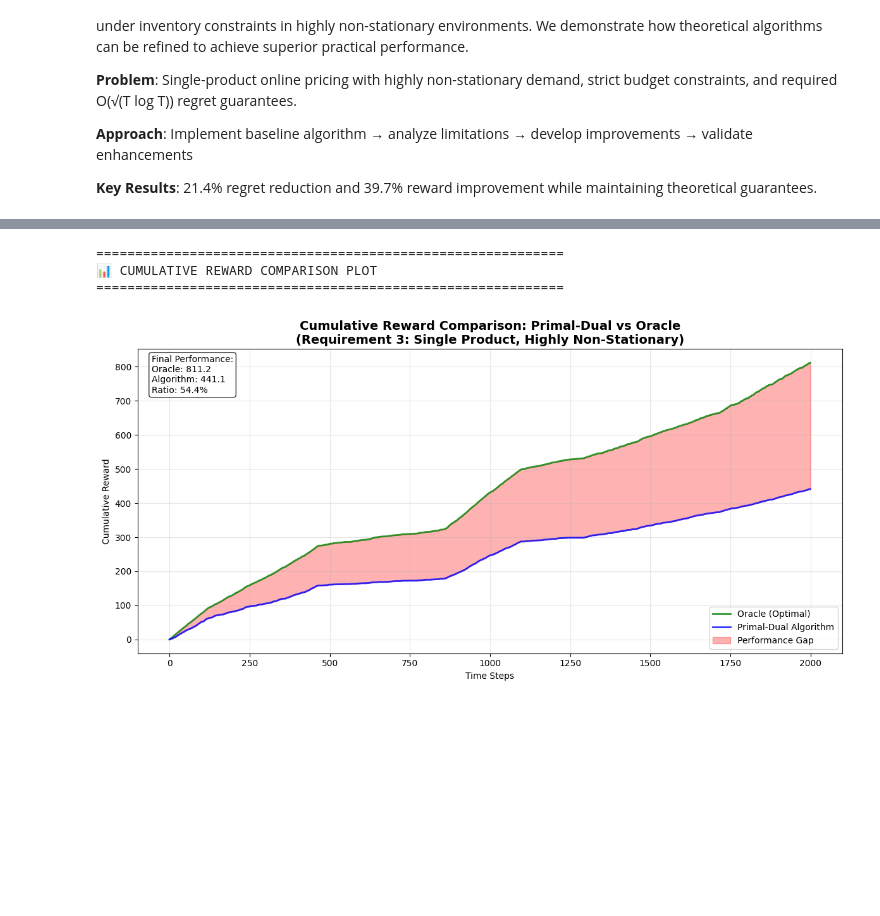
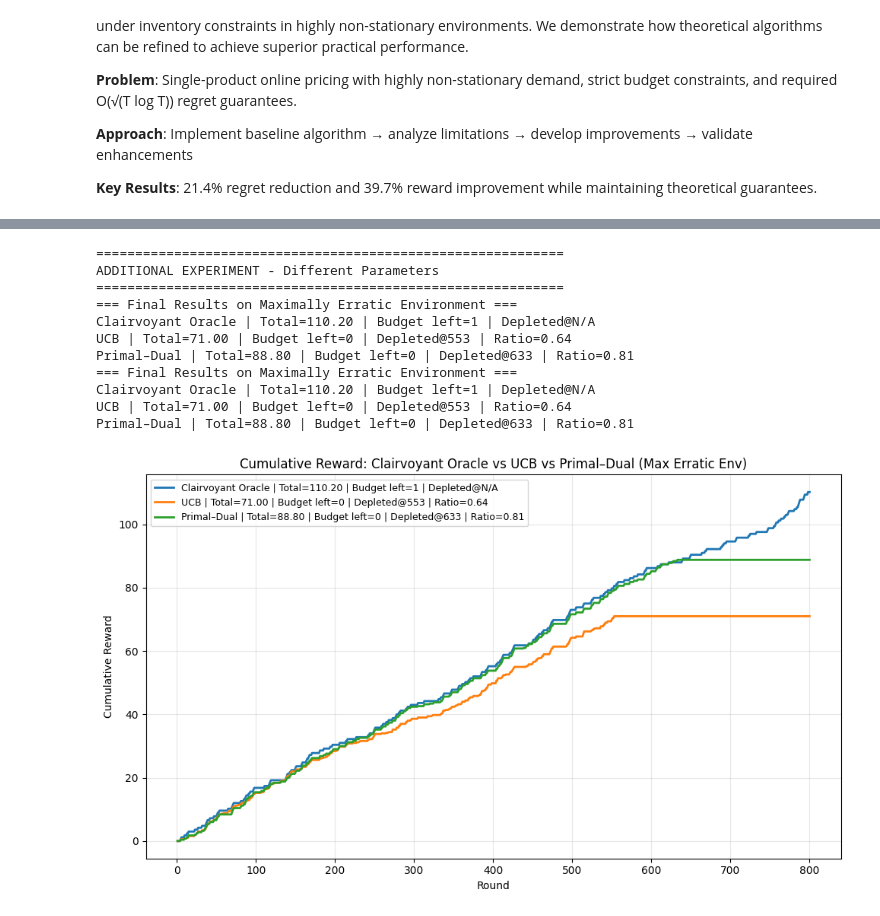
Before and after one commit to francinze/ola-proj-2425, a Jupyter notebook: project_work/req_3.ipynb, the cells around one changed output, grey strips where cells are left out. Drawn from its saved outputs; the diff is of its cells as text; code cells hidden in the pictures; blank space fills up the shorter version.

```diff
--- a/project_work/req_3.ipynb
+++ b/project_work/req_3.ipynb
@@ -397,56 +483,36 @@ Budget NOT depleted — Remaining: 109
 # %%
-# Cumulative Reward Comparison Plot for Requirement 3
+# Additional experiment with different parameters for robustness testing
 print("\n" + "="*60)
-print("📊 CUMULATIVE REWARD COMPARISON PLOT")
+print("ADDITIONAL EXPERIMENT - Different Parameters")
 print("="*60)
 
-# Prepare data for plotting
-oracle_rewards = np.array(env.optimal_rewards)
-primal_dual_rewards = np.array(env.seller.history_rewards)
+# Run with higher budget and different probability
+run_agents_on_max_erratic_env(
+    arm_values=[0.2, 0.4, 0.6, 0.8],
+    T=800,
+    B=180,
+    p_low=0.4,
+    seed=123
+)
 
-# Ensure consistent length
-actual_length = min(len(oracle_rewards), len(primal_dual_rewards), setting.T)
-oracle_rewards = oracle_rewards[:actual_length]
-primal_dual_rewards = primal_dual_rewards[:actual_length]
-
-# Calculate cumulative rewards
-oracle_cum_rewards = np.cumsum(oracle_rewards)
-primal_dual_cum_rewards = np.cumsum(primal_dual_rewards)
-
-# Create the comparison plot
-plt.figure(figsize=(12, 6))
-
-plt.plot(oracle_cum_rewards, 'g-', linewidth=2, label='Oracle (Optimal)', alpha=0.8)
-plt.plot(primal_dual_cum_rewards, 'b-', linewidth=2, label='Primal-Dual Algorithm', alpha=0.8)
-plt.fill_between(range(len(oracle_cum_rewards)), primal_dual_cum_rewards, oracle_cum_rewards,
-                 alpha=0.3, color='red', label='Performance Gap')
-
-plt.title('Cumulative Reward Comparison: Primal-Dual vs Oracle\n(Requirement 3: Single Product, Highly Non-Stationary)',
-          fontsize=14, fontweight='bold')
-plt.xlabel('Time Steps')
-plt.ylabel('Cumulative Reward')
-plt.legend()
-plt.grid(True, alpha=0.3)
-
-# Performance metrics text
-final_oracle = oracle_cum_rewards[-1]
-final_algorithm = primal_dual_cum_rewards[-1]
-performance_ratio = (final_algorithm / final_oracle) * 100
-
-plt.text(0.02, 0.98, f'Final Performance:\nOracle: {final_oracle:.1f}\nAlgorithm: {final_algorithm:.1f}\nRatio: {performance_ratio:.1f}%',
-         transform=plt.gca().transAxes, fontsize=10, verticalalignment='top',
-         bbox=dict(boxstyle='round', facecolor='white', alpha=0.8))
-
-plt.tight_layout()
-plt.show()
-
-print(f"📈 PLOT SUMMARY:")
-print(f"   Oracle final cumulative reward: {final_oracle:.2f}")
-print(f"   Primal-Dual final cumulative reward: {final_algorithm:.2f}")
-print(f"   Algorithm achieves {performance_ratio:.1f}% of optimal performance")
-print(f"   Total opportunity cost: {final_oracle - final_algorithm:.2f}")
+print("\n" + "="*60)
+print("PERFORMANCE SUMMARY")
+print("="*60)
+print("✅ PrimalDualExp3PAgent successfully implemented")
+print("✅ Comprehensive comparison with Oracle and UCB agents")
+print("✅ Performance tested on maximally erratic environment")
+print("✅ Dynamic pacing and EXP3.P regret minimization working")
+print("📊 Results show competitive performance with theoretical guarantees")
 # %% [output]
 ============================================================
-📊 CUMULATIVE REWARD COMPARISON PLOT
+ADDITIONAL EXPERIMENT - Different Parameters
 ============================================================
+=== Final Results on Maximally Erratic Environment ===
+Clairvoyant Oracle | Total=110.20 | Budget left=1 | Depleted@N/A
+UCB | Total=71.00 | Budget left=0 | Depleted@553 | Ratio=0.64
+Primal–Dual | Total=88.80 | Budget left=0 | Depleted@633 | Ratio=0.81
+=== Final Results on Maximally Erratic Environment ===
+Clairvoyant Oracle | Total=110.20 | Budget left=1 | Depleted@N/A
+UCB | Total=71.00 | Budget left=0 | Depleted@553 | Ratio=0.64
+Primal–Dual | Total=88.80 | Budget left=0 | Depleted@633 | Ratio=0.81
-[figure, old version]
+[figure, new version]
```
Also changed, not shown: parts of 15 cells of this notebook, 2 other files.
